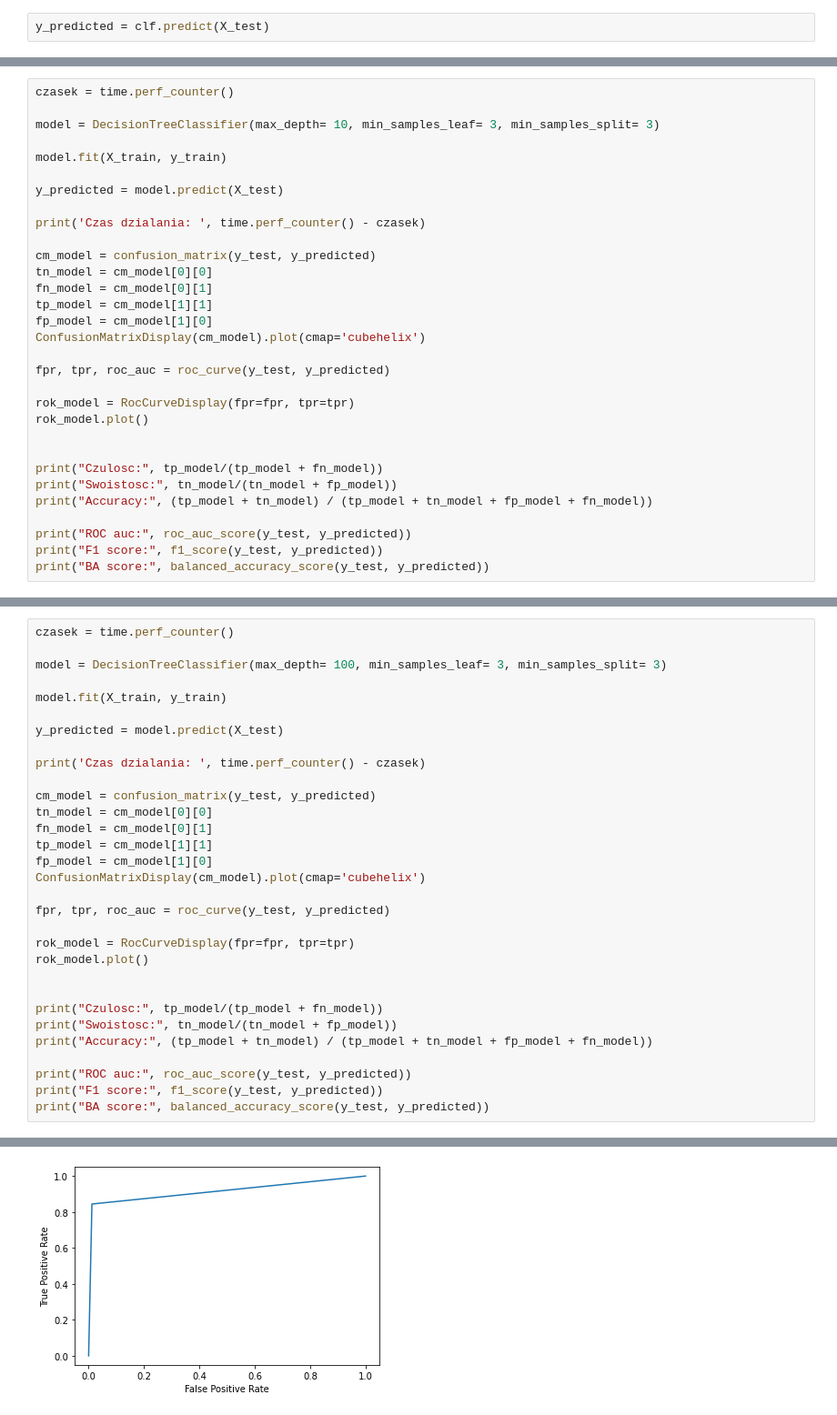
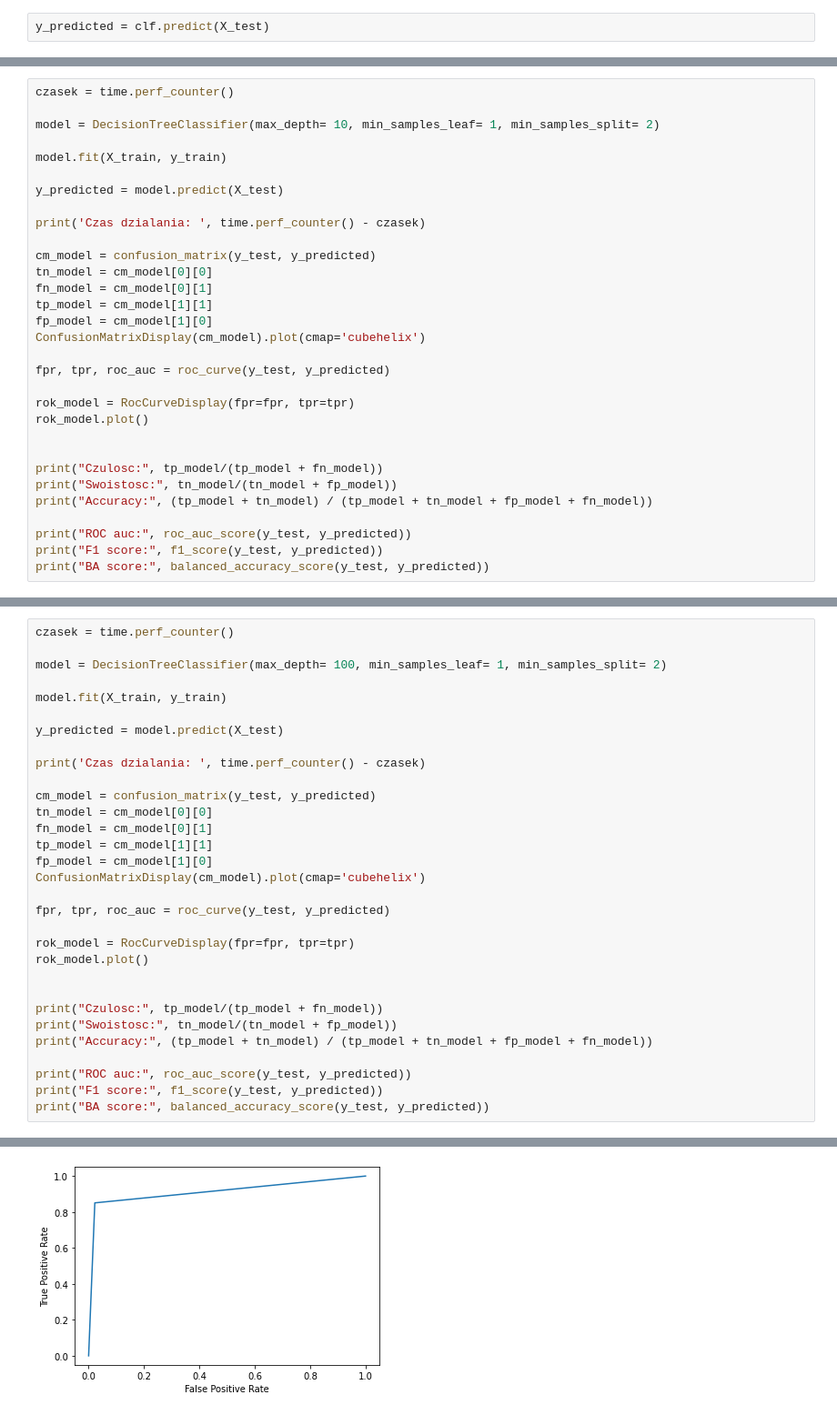
Before and after one commit to jakub-kowalik/PUM, a Jupyter notebook: lab5/lab5.ipynb, the cells around one changed output, grey strips where cells are left out. Shown at 91% size. Drawn from its saved outputs; the diff is of its cells as text.

```diff
--- a/lab5/lab5.ipynb
+++ b/lab5/lab5.ipynb
@@ -634,7 +777,7 @@ BA score: 0.9222368069228712
 # %%
 czasek = time.perf_counter()
 
-model = DecisionTreeClassifier(max_depth= 10, min_samples_leaf= 3, min_samples_split= 3)
+model = DecisionTreeClassifier(max_depth= 10, min_samples_leaf= 1, min_samples_split= 2)
 
 model.fit(X_train, y_train)
 
@@ -675,7 +818,7 @@ BA score: 0.9238241085101728
 # %%
 czasek = time.perf_counter()
 
-model = DecisionTreeClassifier(max_depth= 100, min_samples_leaf= 3, min_samples_split= 3)
+model = DecisionTreeClassifier(max_depth= 100, min_samples_leaf= 1, min_samples_split= 2)
 
 model.fit(X_train, y_train)
 
@@ -715,4 +858,4 @@ BA score: 0.9162497873064488
-[figure, old version]
+[figure, new version]
 # %%
 czasek = time.perf_counter()
 
```
Also changed, not shown: parts of 28 cells of this notebook, 3 other files.
